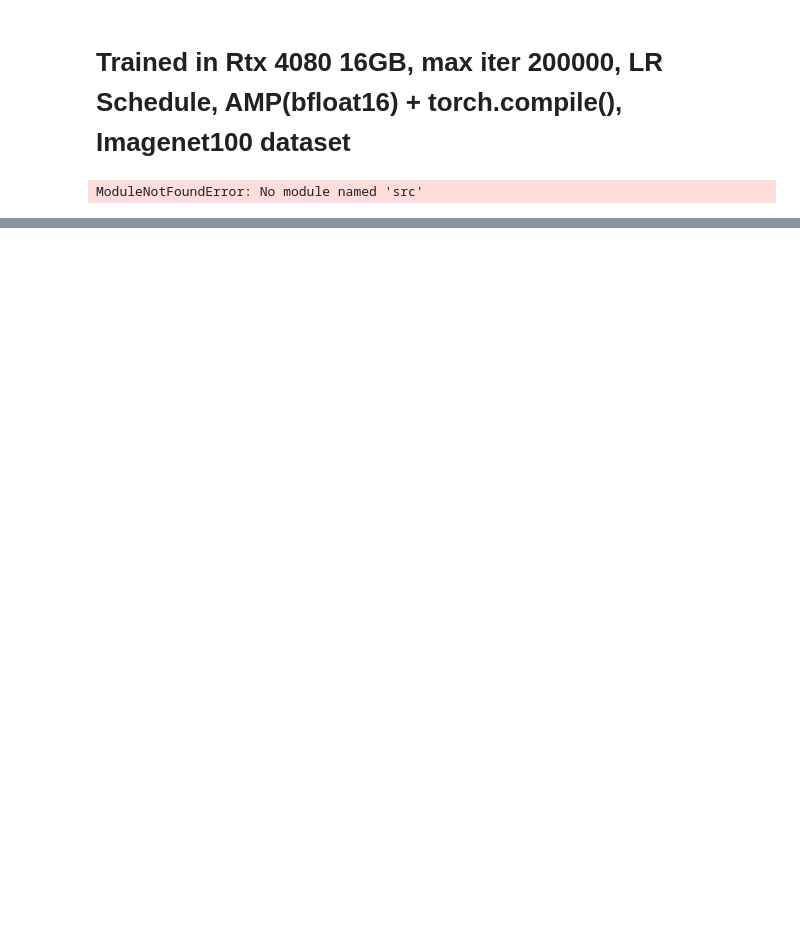
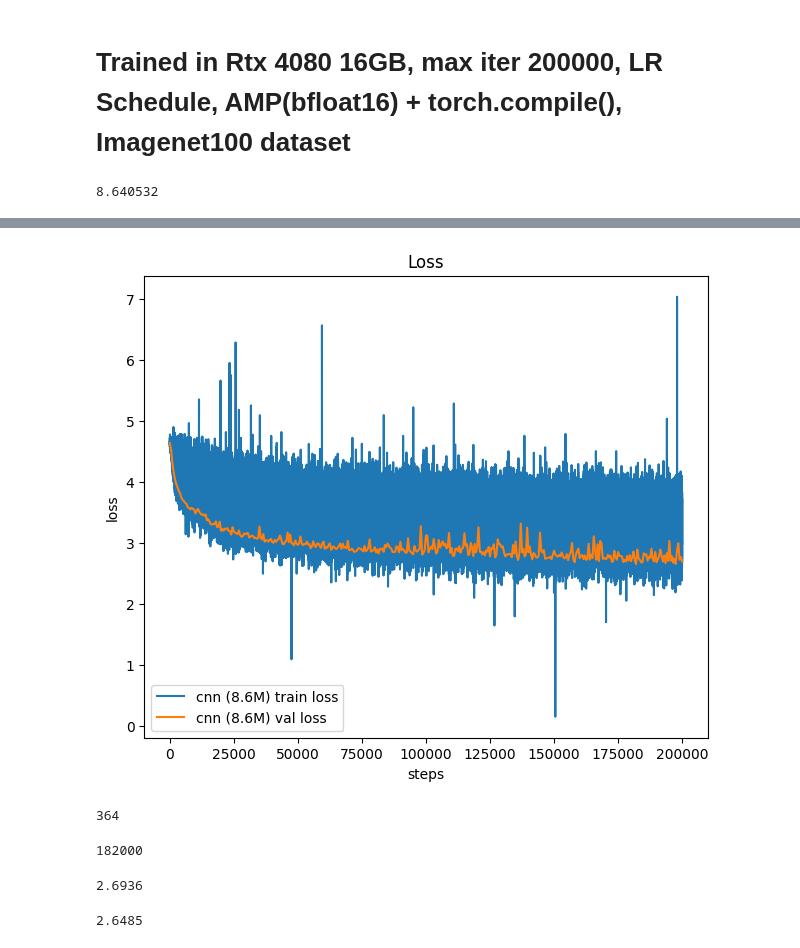
Before and after one commit to samitha278/miniVGG, a Jupyter notebook: notebooks/test_vgg.ipynb, the cells around one changed output, grey strips where cells are left out. Drawn from its saved outputs; the diff is of its cells as text; code cells hidden in the pictures; blank space fills up the shorter version.

```diff
--- a/notebooks/test_vgg.ipynb
+++ b/notebooks/test_vgg.ipynb
@@ -1,20 +1,22 @@
 # %% [markdown]
 # Trained in Rtx 4080 16GB, max iter 200000, LR Schedule, AMP(bfloat16) + torch.compile(), Imagenet100 dataset
 # %%
+import sys; sys.path.insert(0, '..')
 from src.models.vgg_v3 import minVGG,Config
 
 config = Config()
 model = minVGG(config)
 
-print(sum([p.numel() for p in model.parameters()]))
+params = sum([p.numel() for p in model.parameters()])
+print(params / 10**6)
 # %% [output]
-ModuleNotFoundError: No module named 'src'
+8.640532
 # %%
 import numpy as np
 import matplotlib.pyplot as plt
 %matplotlib inline
 
-sz = "85M"
+sz = "8.6M"
 
 
 
@@ -40,16 +42,17 @@ plt.figure(figsize=(16, 6))
 plt.subplot(121)
 xs, ys = streams_xy["train"] # training loss
 ys = np.array(ys)
-plt.plot(xs, ys, label=f'ViT-B ({sz}) train loss')
+plt.plot(xs, ys, label=f'cnn ({sz}) train loss')
 print("Min Train Loss:", min(ys))
 xs, ys = streams_xy["val"] # validation loss
-plt.plot(xs, ys, label=f'ViT-B ({sz}) val loss')
+plt.plot(xs, ys, label=f'cnn ({sz}) val loss')
 
 
 plt.xlabel("steps")
-plt.ylabel("loss - log")
-plt.yscale('log')
+plt.ylabel("loss")
+# plt.yscale('log')
 # plt.ylim(top=5.0)
 plt.legend()
 plt.title("Loss")
 print("Min Validation Loss:", min(ys))
+# %% [output]
@@ -55,0 +61,19 @@ print("Min Validation Loss:", min(ys))
+[figure, added]
+# %%
+x,y = streams_xy["val"]
+m = min(y)
+y.index(m)
+# %% [output]
+364
+# %%
+364 * 500
+# %% [output]
+182000
+# %%
+y[-1]
+# %% [output]
+2.6936
+# %%
+y[364]
+# %% [output]
+2.6485
```
Also changed, not shown: parts of 1 cell of this notebook, 3 other files.
